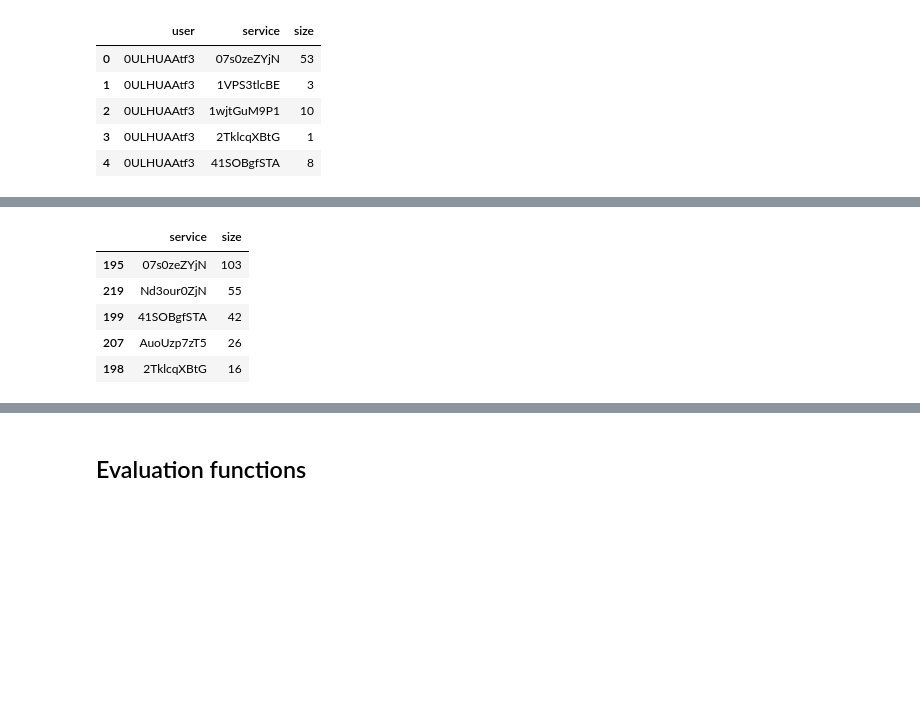
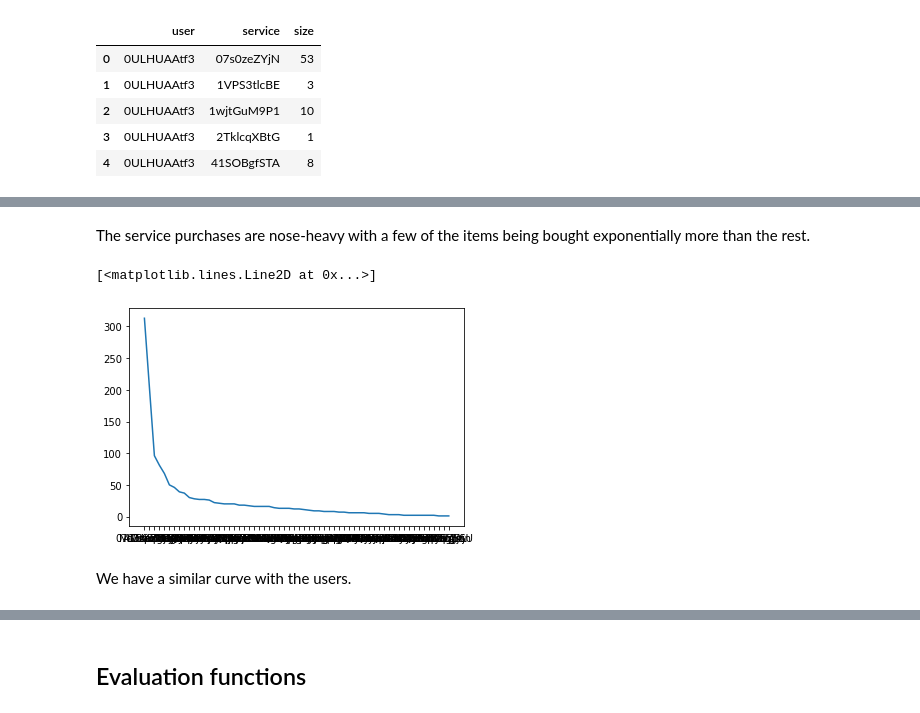
Before and after one commit to Roy7017/Recommenders, a Jupyter notebook: baseline.ipynb, the cells around one changed output, grey strips where cells are left out. Drawn from its saved outputs; the diff is of its cells as text; code cells hidden in the pictures; blank space fills up the shorter version.

```diff
--- a/baseline.ipynb
+++ b/baseline.ipynb
@@ -238,3 +238,7 @@ train_data.head()
 | 2 | 0ULHUAAtf3 | 1wjtGuM9P1 | 10 | [1pSekv8tDk] | [niCzqvNs2p, kqjeGDDnok, WyRlkmAw... | Drupal | drupal | ['content', 'management', 'system'] | ... |
 | 3 | 0ULHUAAtf3 | 2TklcqXBtG | 1 | [Y75plfloDh, 3qMFRyth3m] | [niCzqvNs2p, kqjeGDDnok, udbz7SmU... | MediaWiki | mediawiki | ['software', 'development', 'devo... | ... |
 | 4 | 0ULHUAAtf3 | 41SOBgfSTA | 8 | [HMFAL7N1yK] | [prBlW9GMpA, CuYOUoKqX0, 0eSSww5j... | Virtual Private Server | vps | ['virtual', 'private', 'server'] | ... |
+# %%
+service_count = train_data[['user', 'service', 'size']].groupby('service', as_index=False).sum()
+display(service_count.head(10))
+service_count['size'].describe()
@@ -241,11 +266,13 @@ train_data.head()
+# %% [markdown]
+The service purchases are nose-heavy with a few of the items being bought exponentially more than the rest.
+# %%
+service_count.sort_values(by='size', ascending=False, inplace=True)
+plt.plot(service_count["service"].values, service_count["size"].values)
+# %% [output]
+[<matplotlib.lines.Line2D at 0x...>]
+[figure, added]
+# %% [markdown]
+We have a similar curve with the users.
 # %%
-train_data[train_data["user"] == "Wuht2SEQKc"][["service", "size"]].sort_values(
-    by="size", ascending=False
-).head()
+service_count = train_data[['user', 'service', 'size']].groupby('service', as_index=False).sum()
+service_count.head(10)
-# %% [output]
-|  | service | size |
-| 195 | 07s0zeZYjN | 103 |
-| 219 | Nd3our0ZjN | 55 |
-| 199 | 41SOBgfSTA | 42 |
-| 207 | AuoUzp7zT5 | 26 |
-| 198 | 2TklcqXBtG | 16 |
```
Also changed, not shown: parts of 21 cells of this notebook.
